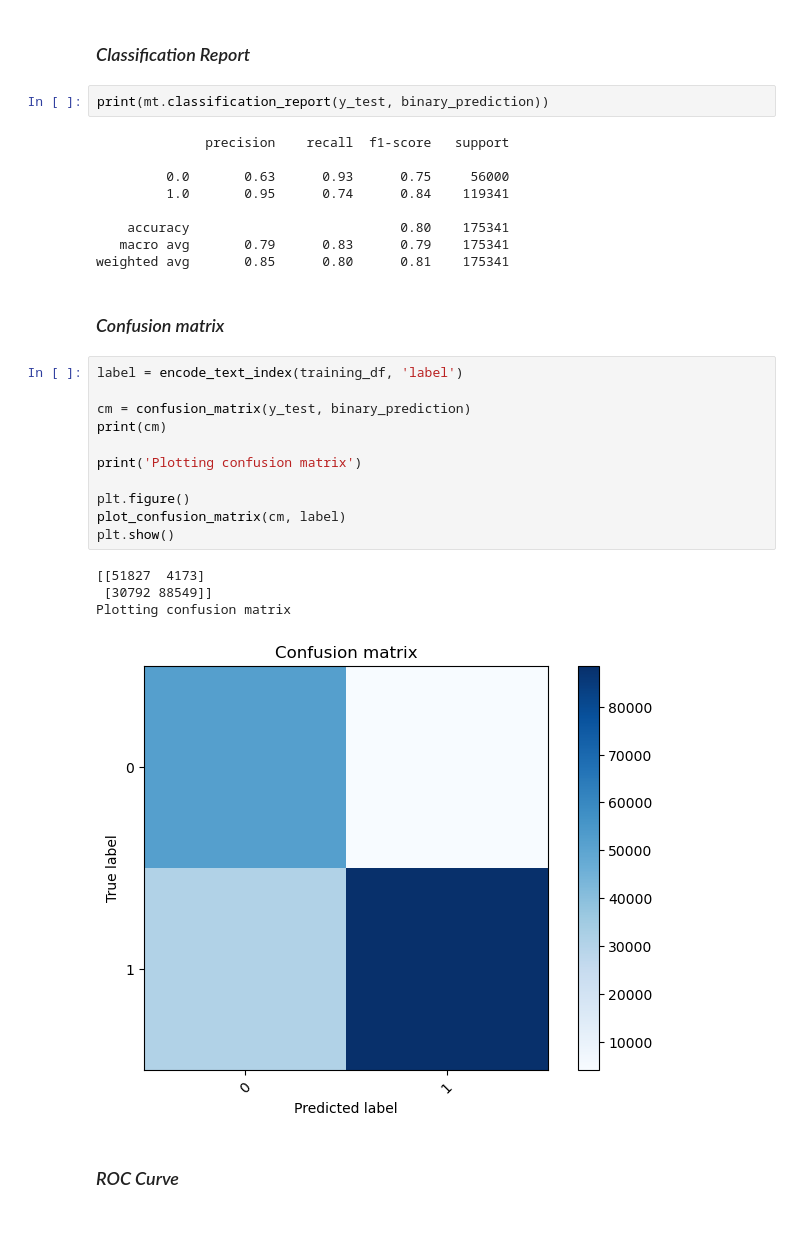
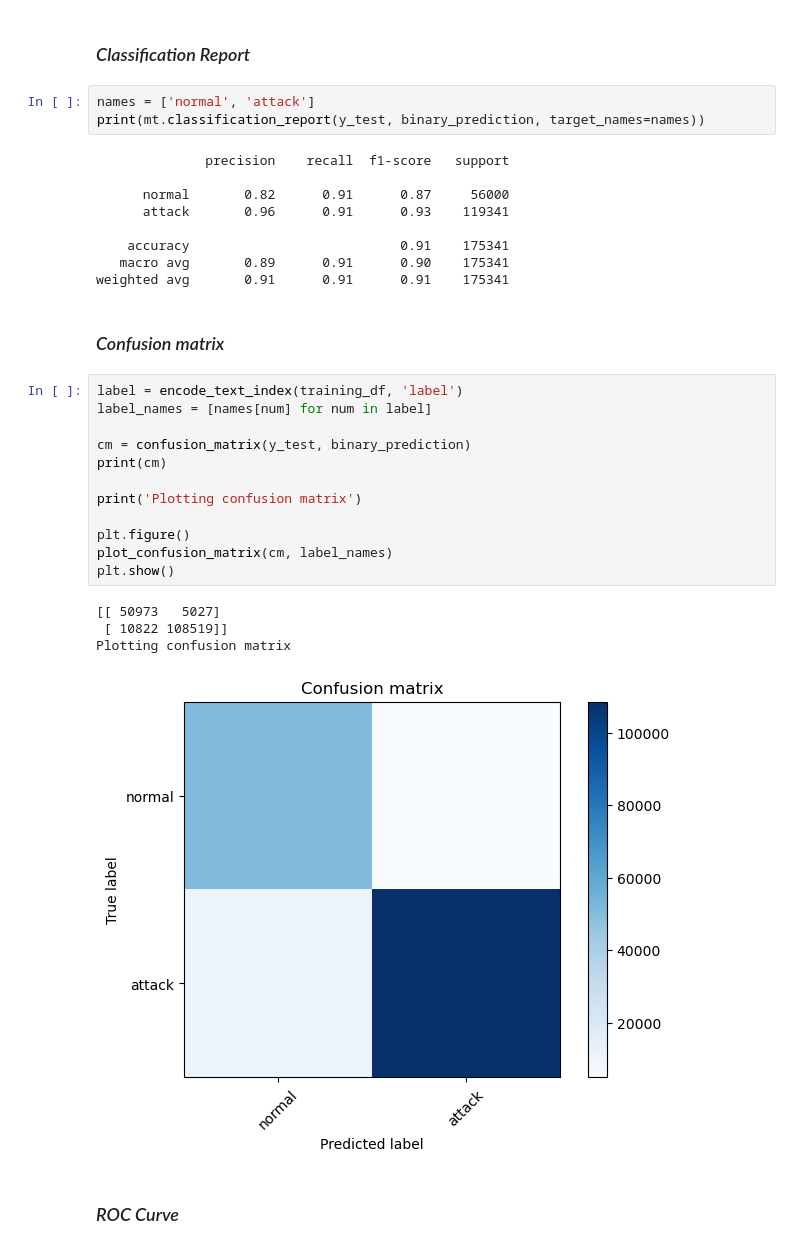
Before and after one commit to cdub-616/cyber_defense_attacks, a Jupyter notebook: fully_connected_neural_network.ipynb, the cells around one changed output. Drawn from its saved outputs; the diff is of its cells as text.

```diff
--- a/fully_connected_neural_network.ipynb
+++ b/fully_connected_neural_network.ipynb
@@ -466,34 +466,36 @@ f1 = mt.f1_score(y_test, binary_prediction, average='weighted')
 # %% [markdown]
 ### *Classification Report*
 # %%
-print(mt.classification_report(y_test, binary_prediction))
+names = ['normal', 'attack']
+print(mt.classification_report(y_test, binary_prediction, target_names=names))
 # %% [output]
               precision    recall  f1-score   support
 
-         0.0       0.63      0.93      0.75     56000
-         1.0       0.95      0.74      0.84    119341
+      normal       0.82      0.91      0.87     56000
+      attack       0.96      0.91      0.93    119341
 
-    accuracy                           0.80    175341
-   macro avg       0.79      0.83      0.79    175341
-weighted avg       0.85      0.80      0.81    175341
+    accuracy                           0.91    175341
+   macro avg       0.89      0.91      0.90    175341
+weighted avg       0.91      0.91      0.91    175341
 # %% [markdown]
 ### *Confusion matrix*
 # %%
 label = encode_text_index(training_df, 'label')
+label_names = [names[num] for num in label]
 
 cm = confusion_matrix(y_test, binary_prediction)
 print(cm)
 
 print('Plotting confusion matrix')
 
 plt.figure()
-plot_confusion_matrix(cm, label)
+plot_confusion_matrix(cm, label_names)
 plt.show()
 # %% [output]
-[[51827  4173]
- [30792 88549]]
+[[ 50973   5027]
+ [ 10822 108519]]
 Plotting confusion matrix
-[figure, old version]
+[figure, new version]
 # %% [markdown]
 ### *ROC Curve*
 # %%
```
Also changed, not shown: parts of 4 cells of this notebook, 4 other files.
